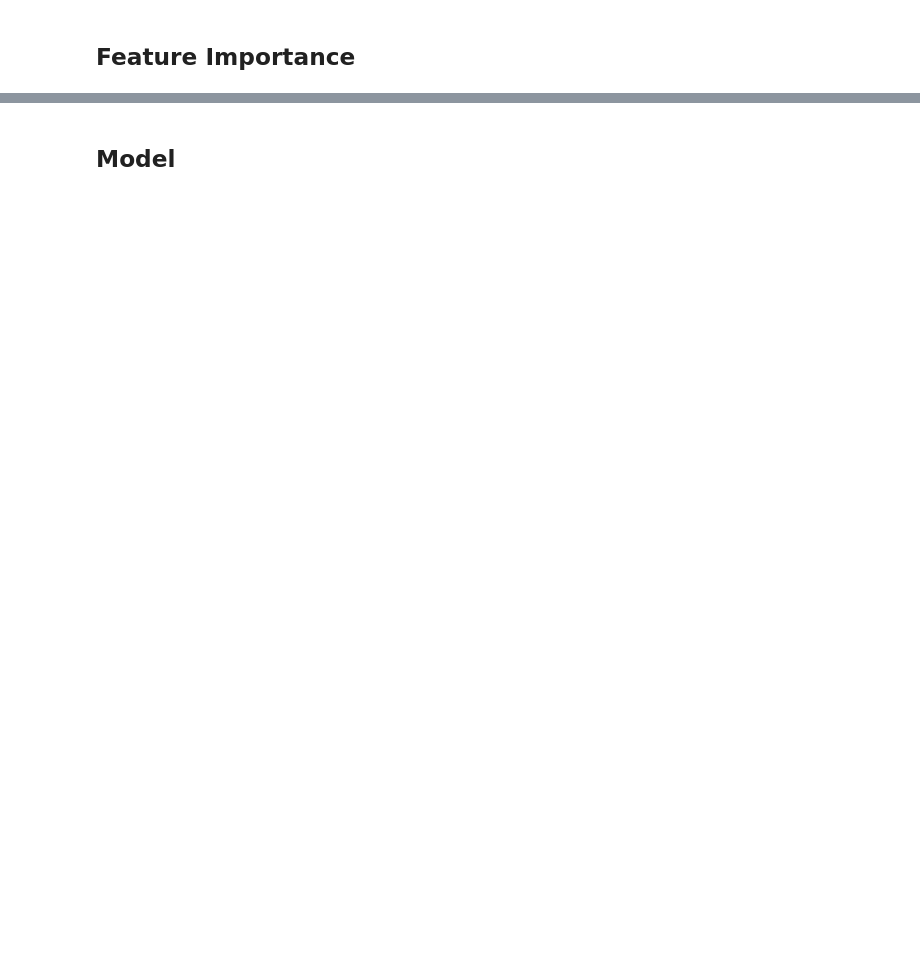
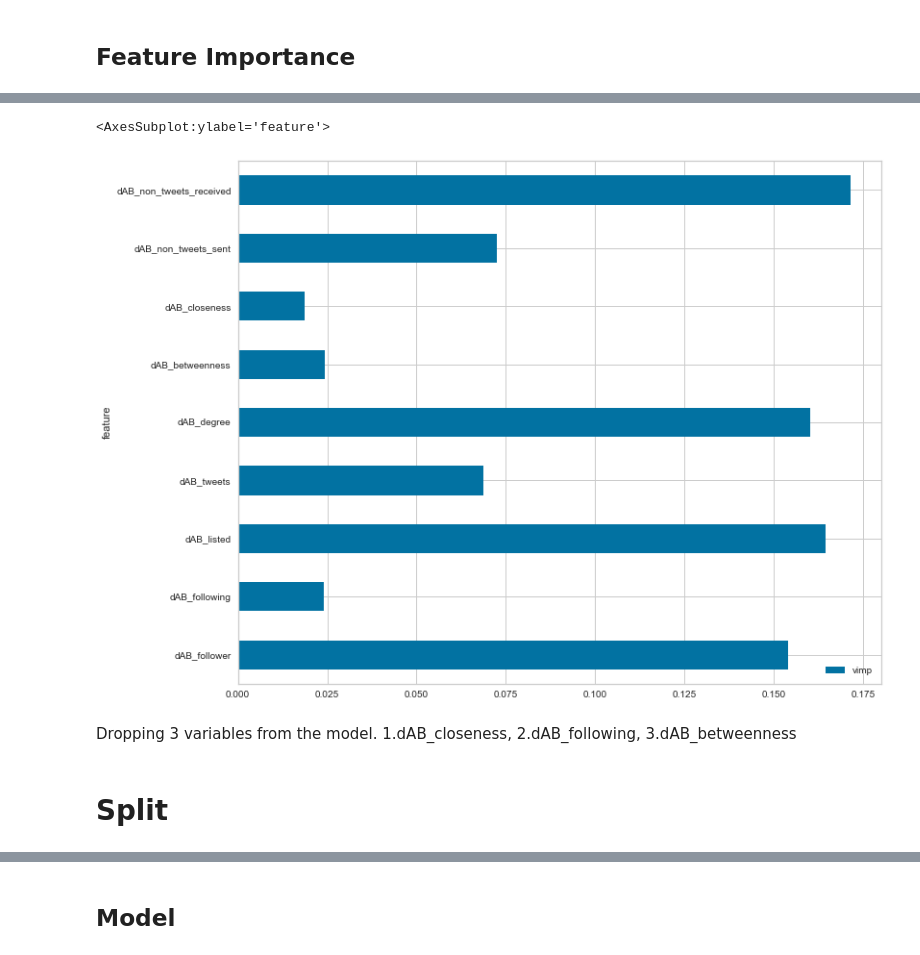
Before and after one commit to bogdan-tanasie/social-influence-twitter, a Jupyter notebook: InfluenceModel_v2.ipynb, the cells around one changed output, grey strips where cells are left out. Drawn from its saved outputs; the diff is of its cells as text; code cells hidden in the pictures; blank space fills up the shorter version.

```diff
--- a/InfluenceModel_v2.ipynb
+++ b/InfluenceModel_v2.ipynb
@@ -376,0 +305,20 @@ ax.set_ylabel("predictor");
+# %%
+from sklearn import feature_selection
+mic = feature_selection.mutual_info_classif(
+ X, y
+)
+fig, ax = plt.subplots(figsize=(12,10))
+(
+ pd.DataFrame(
+ {"feature": X.columns, "vimp": mic}
+ )
+ .set_index("feature")
+ .plot.barh(ax=ax)
+)
+# %% [output]
+<AxesSubplot:ylabel='feature'>
+[figure, added]
+# %% [markdown]
+Dropping 3 variables from the model. 1.dAB_closeness, 2.dAB_following, 3.dAB_betweenness
+# %% [markdown]
+# Split
```
Also changed, not shown: parts of 21 cells of this notebook.
